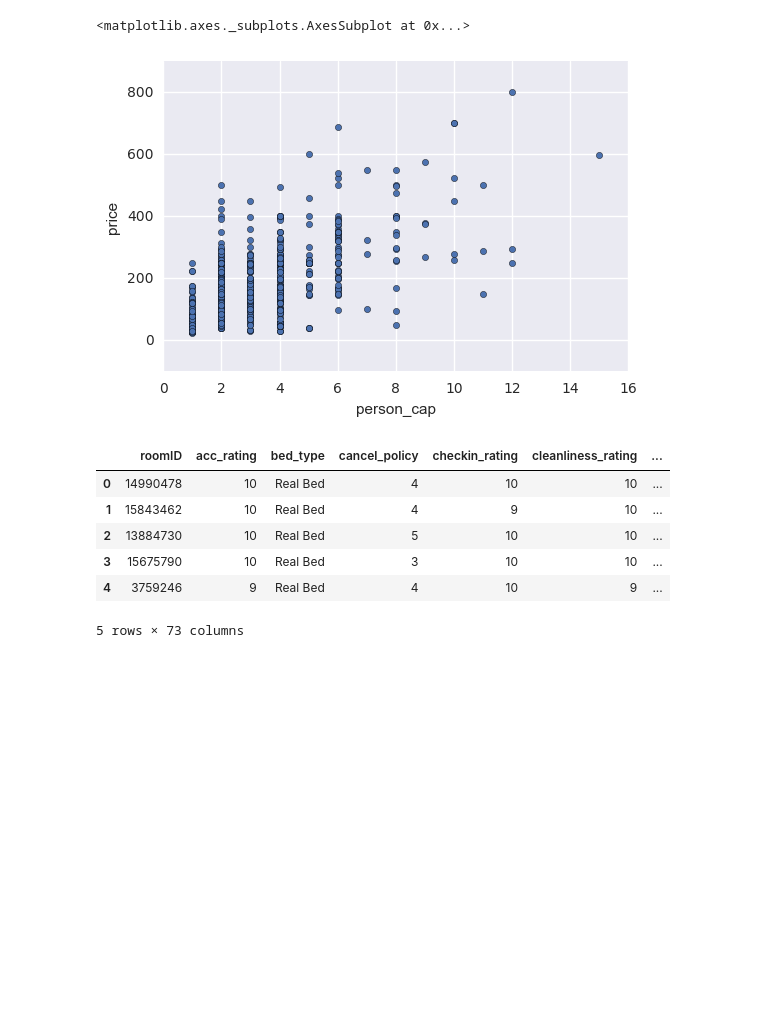
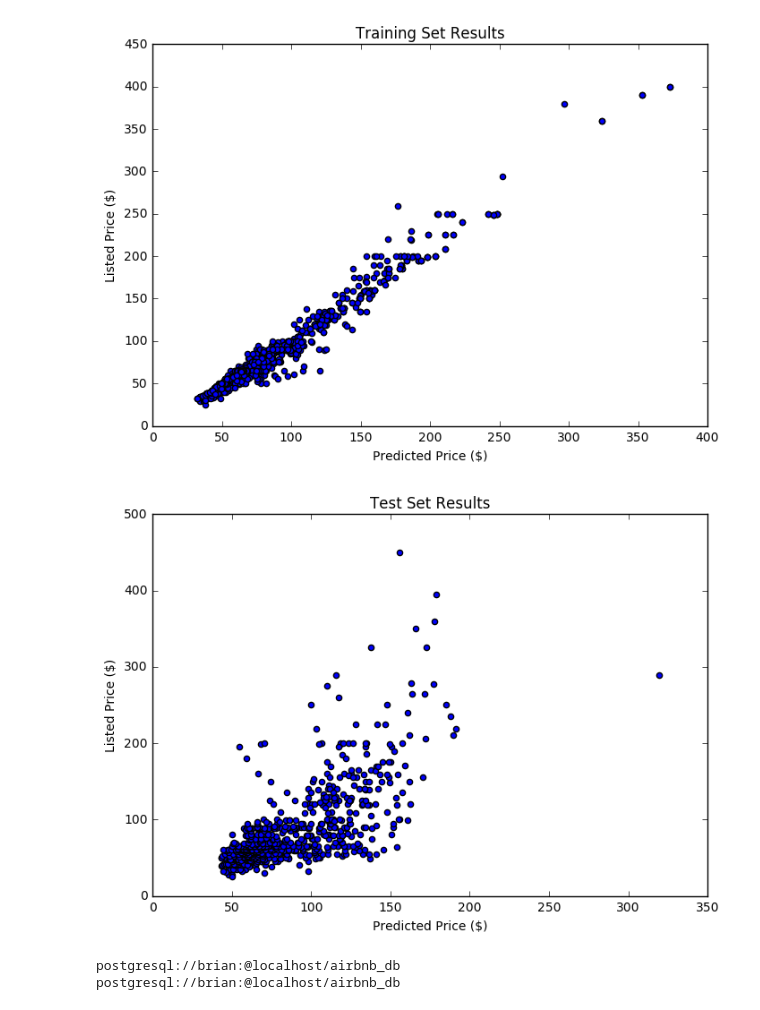
Before and after one commit to btamadio/AirbnbScraper, a Jupyter notebook: Price_predictor.ipynb, the cells around one changed output. Cells and saved outputs as stored; diff of their text form; code cells hidden in the pictures; blank space fills up the shorter version.

```diff
--- a/Price_predictor.ipynb
+++ b/Price_predictor.ipynb
@@ -71,15 +97,15 @@ Feature ranking:
-# %%
-df.plot.scatter(x='person_cap',y='price')
-# %% [output]
-<matplotlib.axes._subplots.AxesSubplot at 0x...>
-[figure, removed]
-# %%
-df.head()
-# %% [output]
-|  | roomID | acc_rating | bed_type | cancel_policy | checkin_rating | cleanliness_rating | ... |
-| 0 | 14990478 | 10 | Real Bed | 4 | 10 | 10 | ... |
-| 1 | 15843462 | 10 | Real Bed | 4 | 9 | 10 | ... |
-| 2 | 13884730 | 10 | Real Bed | 5 | 10 | 10 | ... |
-| 3 | 15675790 | 10 | Real Bed | 3 | 10 | 10 | ... |
-| 4 | 3759246 | 9 | Real Bed | 4 | 10 | 9 | ... |
-5 rows × 73 columns
+# %%
+plt.scatter(df.ix[train_rows]['pred_price'],df.ix[train_rows]['price'])
+plt.title('Training Set Results')
+plt.xlabel('Predicted Price ($)')
+plt.ylabel('Listed Price ($)');
+# %% [output]
+[figure, added]
+# %%
+pred = forest.predict(df.drop(train_rows)[featureList])
+plt.scatter(pred,df_test['price'])
+plt.title('Test Set Results')
+plt.xlabel('Predicted Price ($)')
+plt.ylabel('Listed Price ($)');
+# %% [output]
+[figure, added]
@@ -85,0 +117,10 @@ df.head()
+# %%
+dbname = 'airbnb_db'
+username = 'brian'
+pswd = ''
+engine = create_engine('postgresql://%s:%s@localhost/%s'%(username,pswd,dbname))
+print('postgresql://%s:%s@localhost/%s'%(username,pswd,dbname))
+print(engine.url)
+# %% [output]
+postgresql://brian:@localhost/airbnb_db
+postgresql://brian:@localhost/airbnb_db
```
Also changed, not shown: parts of 12 cells of this notebook.
